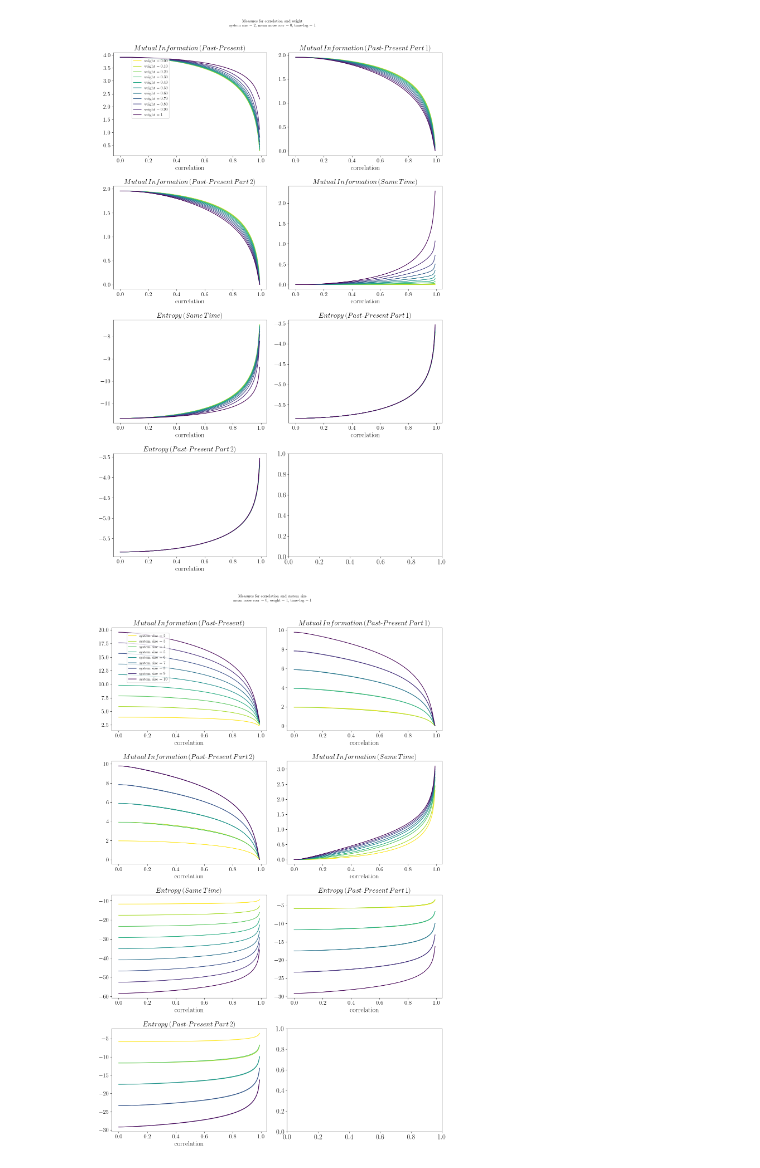
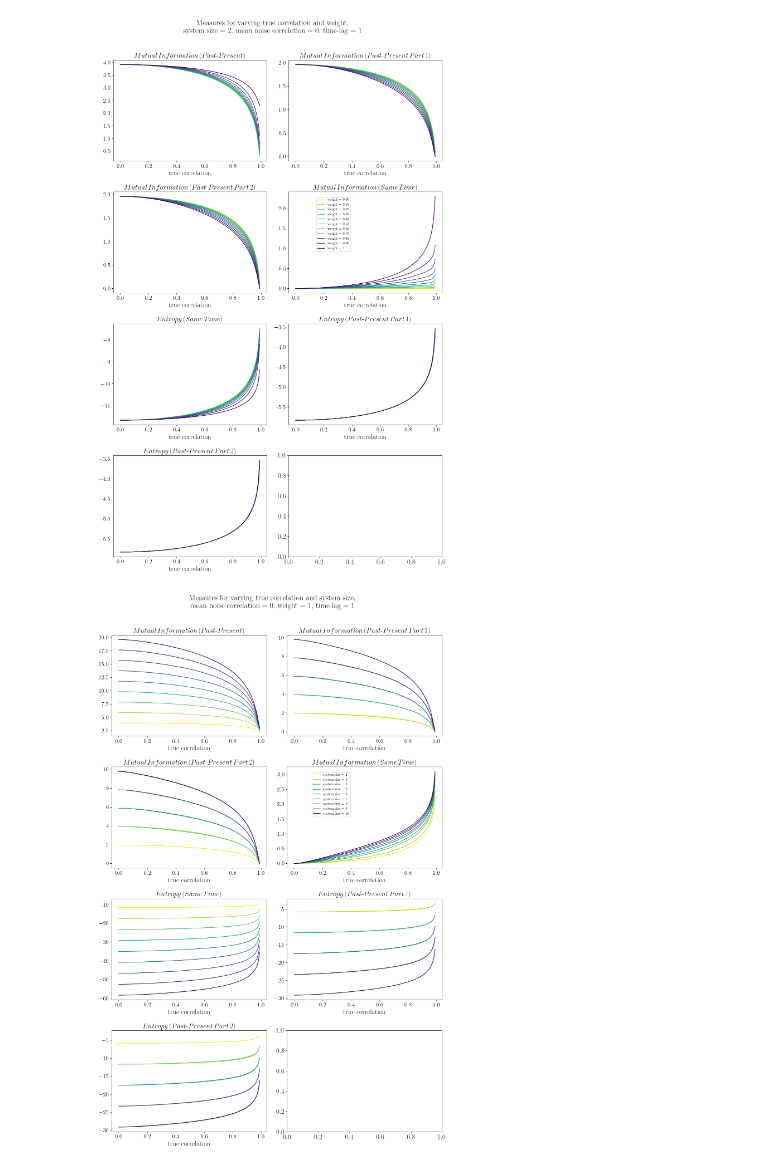
Before and after one commit to nadinespy/Emergence-And-Complexity-In-Variational-Inference, a Jupyter notebook: scripts/mec_var_inf_steady_state_param_sweep_plotting.ipynb, the cells around one changed output. Cells and saved outputs as stored; diff of their text form; code cells hidden in the pictures.

Commit message:
modified plots

```diff
--- a/scripts/mec_var_inf_steady_state_param_sweep_plotting.ipynb
+++ b/scripts/mec_var_inf_steady_state_param_sweep_plotting.ipynb
@@ -10,8 +10,9 @@ import math
 
 # parameter name mapping
 param_names = {
+    'correlation' : 'true correlation',
     'n_var': 'system size',
-    'mean_noise_corr': 'mean noise corr',
+    'mean_noise_corr': 'mean noise correlation',
     'time_lag': 'time-lag',
     'weight': 'weight'
 }
@@ -42,15 +43,16 @@ def plot_all_param_pairs(base_path, plot_config, param_names, filename_extension
         colors = [cmap(i / (len(unique_param2_values) - 1))
                  for i in range(len(unique_param2_values))]
 
+        param1_name = param_names.get(param1, param1)
         for i, (ax, (quantity, title)) in enumerate(zip(axes, plot_config.items())):
             for (param2_val, group), color in zip(df.groupby(param2), colors):
                 param2_name = param_names.get(param2, param2)
                 # format as integer if the value is whole number
                 param2_val_str = str(int(param2_val)) if float(param2_val).is_integer() else f"{param2_val:.2f}"
-                label = f"{param2_name} = {param2_val_str}" if i == 0 else None
+                label = f"{param2_name} = {param2_val_str}" if i == 2 else None
                 ax.plot(group[param1], group[quantity], "-", color=color, label=label)
 
-            ax.set_xlabel(param1, fontsize=18)
+            ax.set_xlabel(param1_name, fontsize=18)
             ax.tick_params(axis='both', labelsize=15)
             ax.set_title(title, fontsize=18)
 
@@ -63,9 +65,11 @@ def plot_all_param_pairs(base_path, plot_config, param_names, filename_extension
             for param, value in fixed_params.items()
         )
         fig.subplots_adjust(hspace=0.3)
-        fig.suptitle(f"Measures for {param1} and {param_names[param2]} \n {fixed_params_str}", fontsize=20, y=1.005)
-        fig.legend(fontsize=10, title_fontsize=10, markerscale=0.8,
-                   frameon=True, bbox_to_anchor=(0.22, 0.94))
+        fig.suptitle(f"Measures for varying {param1_name} and {param_names[param2]}, \n {fixed_params_str}", fontsize=20, y=1.005)
+        fig.legend(fontsize=9, title_fontsize=9, markerscale=0.7,
+                    frameon=True, bbox_to_anchor=(0.72, 0.69))
+                    #frameon=True, bbox_to_anchor=(0.24, 0.92))
+
         fig.tight_layout()
         plt.show()
 
@@ -79,32 +83,32 @@ def plot_all_param_pairs(base_path, plot_config, param_names, filename_extension
         for ext in ['.pdf', '.png']:
             fig.savefig(os.path.join(base_path, 'plots', output_filename + ext),
                        bbox_inches='tight')
         plt.close(fig)
 
 plot_config1 = {
     'phi': r'$Integrated\,Information$',
     'phi_corrected': r'$Corrected\,Integrated\,Information$',
     'double_red_mmi': r'$Double\text{-}Redundancy$',
     'emergence_capacity_phiid': r'$\varPhi ID\text{-}based\,Whole\text{-}Parts\text{-}Emergence$',
     'downward_causation_phiid': r'$\varPhi ID\text{-}based\,Downward\,Causation$',
     'sts': r'$\varPhi ID\text{-}based\,Causal\,Decoupling$',
     'synergy_phiid': r'$\varPhi ID\text{-}based\,Synergy$',
     'transfer_phiid': r'$\varPhi ID\text{-}based\,Transfer\,Entropy$',
 }
 
 plot_config2 = {
     'mi_PAST_PRESENT_FULL': r'$Mutual\,Information\,(Past\text{-}Present)$',
     'mi_PAST_PRESENT_PART1': r'$Mutual\,Information\,(Past\text{-}Present\,Part\,1)$',
     'mi_PAST_PRESENT_PART2': r'$Mutual\,Information\,(Past\text{-}Present\,Part\,2)$',
     'mi_SAME_TIME_FULL': r'$Mutual\,Information\,(Same\,Time)$',
     'entropy_PRESENT_FULL': r'$Entropy\,(Same\,Time)$',
     'entropy_PRESENT_PART1': r'$Entropy\,(Past\text{-}Present\,Part\,1)$',
     'entropy_PRESENT_PART2': r'$Entropy\,(Past\text{-}Present\,Part\,2)$',
 }
 
 base_path = '/media/nadinespy/NewVolume1/work/phd/projects/mec_var_inf/mec_var_inf/results'
 filename_extension = 'entropies_mi_'
 plot_all_param_pairs(base_path, plot_config2, param_names, filename_extension)
 # %% [output]
-[figure, old version]
+[figure, new version]
-[figure, old version]
+[figure, new version]
```
Also changed, not shown: parts of 1 cell of this notebook.
